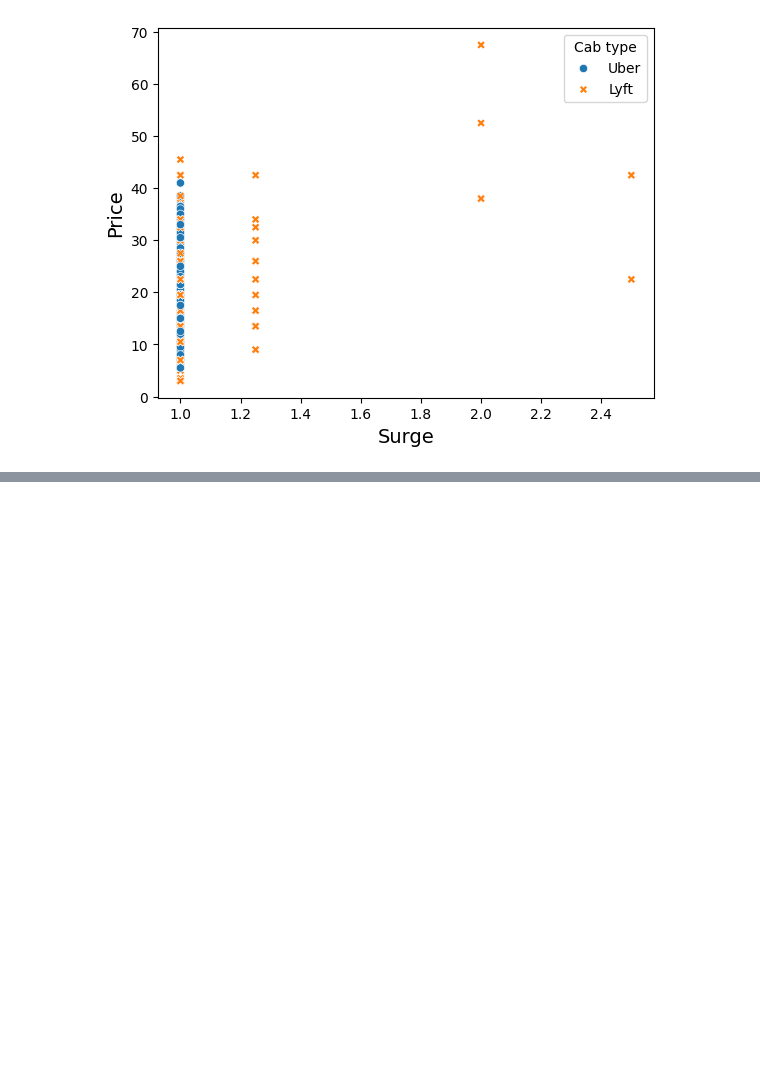
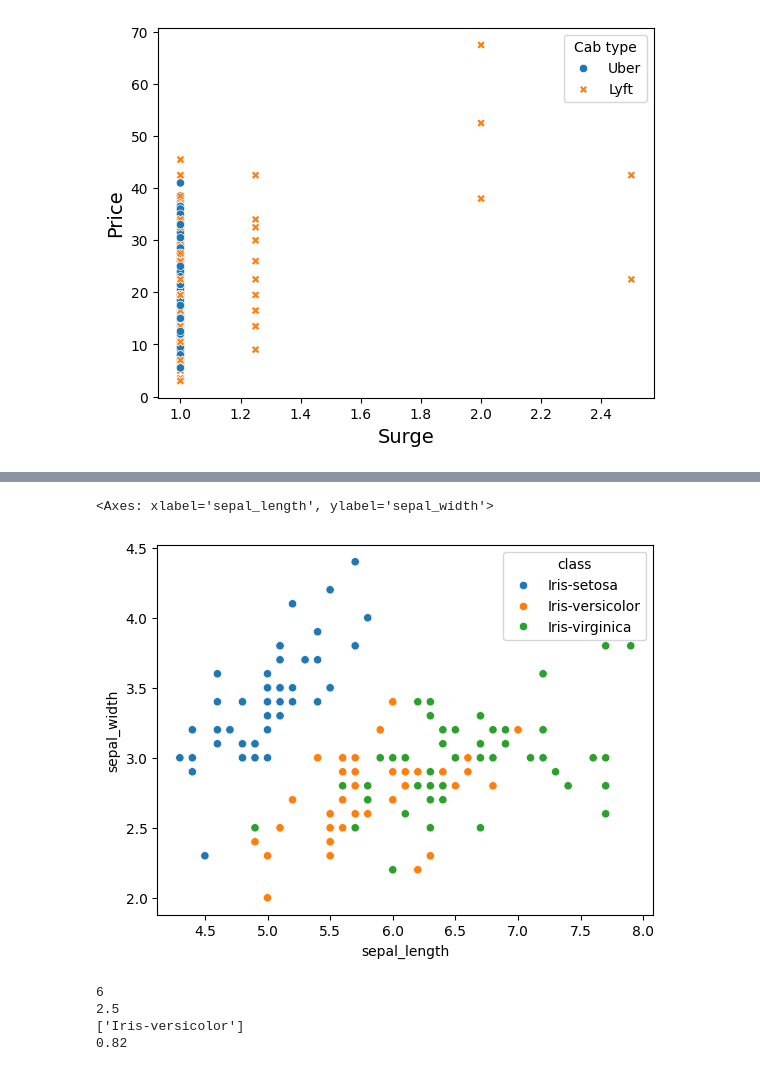
Before and after one commit to everestso/Summer24, a Jupyter notebook: zyBookChapter1.ipynb, the cells around one changed output, grey strips where cells are left out. Saved outputs shown, nothing was run; the diff lists cells and outputs as text; code cells hidden in the pictures; blank space fills up the shorter version.

```diff
--- a/zyBookChapter1.ipynb
+++ b/zyBookChapter1.ipynb
@@ -99,0 +135,49 @@ p.legend(title='Cab type')
+# %%
+sns.scatterplot(data=iris_dataset, x=x3Name, y=x4Name, hue="class")
+# %% [output]
+<Axes: xlabel='sepal_length', ylabel='sepal_width'>
+[figure, added]
+# %%
+# Create a dataframe X containing 2 features
+X = iris_dataset[[x3Name, x4Name]]
+# Display the first few rows of the dataframe
+X.head()
+# Create a dataframe y containing 'class'
+y = iris_dataset['class']
+# Display the first few rows of the dataframe
+y.head()
+
+# Flatten y into an array
+# Your code here
+y_array = np.ravel(y)
+
+# Initialize a LogisticRegression() model
+logisticModel = LogisticRegression()
+
+# Fit the model
+# Your code here
+logisticModel.fit(X, y)
+
+# Input feature values for a sample instance
+
+x1 = float(input())
+x2 = float(input())
+
+# Create a new dataframe with user-input Distance and ScoreDiffPreKick
+#XNew = pd.DataFrame([[x1, x2]], columns=[x1Name, x2Name])
+XNew = pd.DataFrame({x3Name: [x1], x4Name: [x2]})
+# Predict the outcome
+# Your code here
+pred = logisticModel.predict(XNew)
+
+# Predict the outcome from the new data
+print(pred)
+
+# Determine the accuracy of the model logisticModel
+score = logisticModel.score(X, y_array)
+print(f"{score:.2f}")
+# %% [output]
+6
+2.5
+['Iris-versicolor']
+0.82
```
Also changed, not shown: parts of 4 cells of this notebook.
